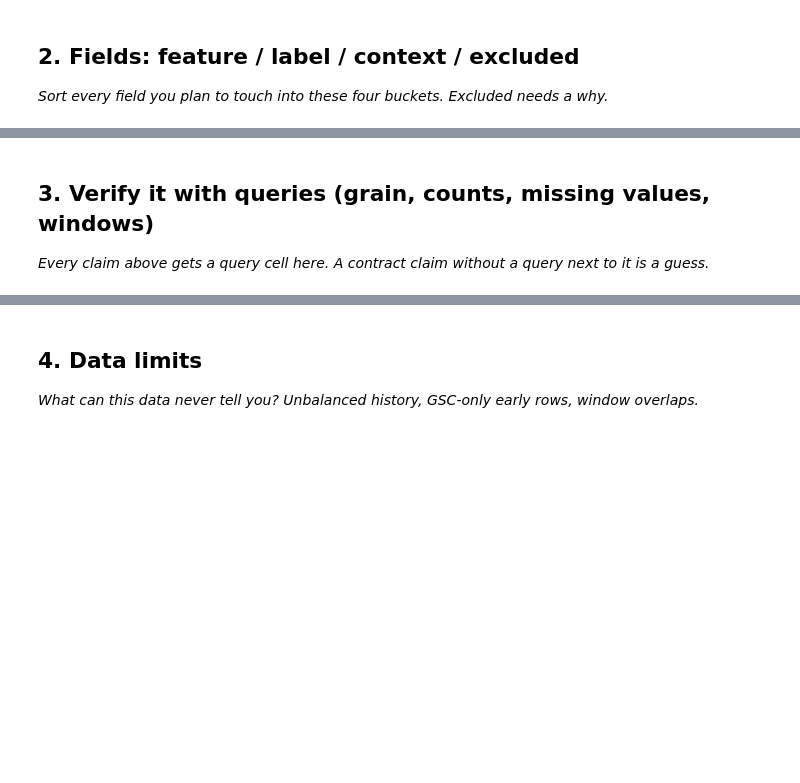
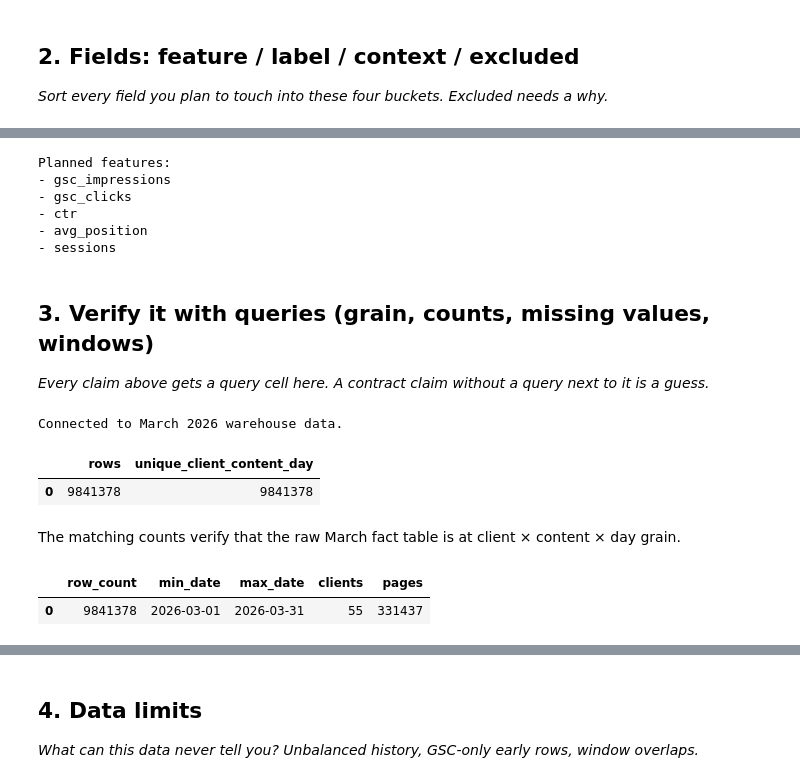
Before and after one commit to Malang43/flyrank-ml-internship-Malang43, a Jupyter notebook: work/notebooks/w03_data_contract.ipynb, the cells around one changed output, grey strips where cells are left out. Cells and saved outputs as stored; diff of their text form; code cells hidden in the pictures; blank space fills up the shorter version.

```diff
--- a/work/notebooks/w03_data_contract.ipynb
+++ b/work/notebooks/w03_data_contract.ipynb
@@ -23,3 +37,22 @@ This skeleton is yours to fill. Work the sections **in order** — each one has
+# %%
+features = [
+    "gsc_impressions",
+    "gsc_clicks",
+    "ctr",
+    "avg_position",
+    "sessions"
+]
+
+print("Planned features:")
+for x in features:
+    print("-", x)
+# %% [output]
+Planned features:
+- gsc_impressions
+- gsc_clicks
+- ctr
+- avg_position
+- sessions
 # %% [markdown]
 ## 3. Verify it with queries (grain, counts, missing values, windows)
 
@@ -29,0 +60,59 @@ This skeleton is yours to fill. Work the sections **in order** — each one has
+# %%
+!pip -q install duckdb huggingface_hub
+
+from google.colab import userdata
+import duckdb
+
+token = userdata.get("HF_TOKEN")
+
+con = duckdb.connect()
+con.execute("SET enable_progress_bar = false")
+con.execute("SET VARIABLE hf_token = ?", [token])
+con.execute("""
+CREATE OR REPLACE SECRET hf (
+    TYPE huggingface,
+    TOKEN getvariable('hf_token')
+)
+""")
+
+REL = "hf://datasets/FlyRank/internship-warehouse"
+FACT = f"{REL}/fact_content_daily_performance"
+
+MAR = f"read_parquet('{FACT}/month=2026-03/*.parquet')"
+
+print("Connected to March 2026 warehouse data.")
+# %% [output]
+Connected to March 2026 warehouse data.
+# %%
+q1 = con.sql(f"""
+SELECT
+    COUNT(*) AS rows,
+    COUNT(DISTINCT
+        CAST(report_date AS VARCHAR) || '|' ||
+        client_hash_id || '|' ||
+        content_hash_id
+    ) AS unique_client_content_day
+FROM {MAR}
+""").df()
+
+q1
+# %% [output]
+|  | rows | unique_client_content_day |
+| 0 | 9841378 | 9841378 |
+# %% [markdown]
+The matching counts verify that the raw March fact table is at client × content × day grain.
+# %%
+q2 = con.sql(f"""
+SELECT
+    COUNT(*) AS row_count,
+    MIN(report_date) AS min_date,
+    MAX(report_date) AS max_date,
+    COUNT(DISTINCT client_hash_id) AS clients,
+    COUNT(DISTINCT content_hash_id) AS pages
+FROM {MAR}
+""").df()
+
+q2
+# %% [output]
+|  | row_count | min_date | max_date | clients | pages |
+| 0 | 9841378 | 2026-03-01 | 2026-03-31 | 55 | 331437 |
```
Also changed, not shown: parts of 18 cells of this notebook.
